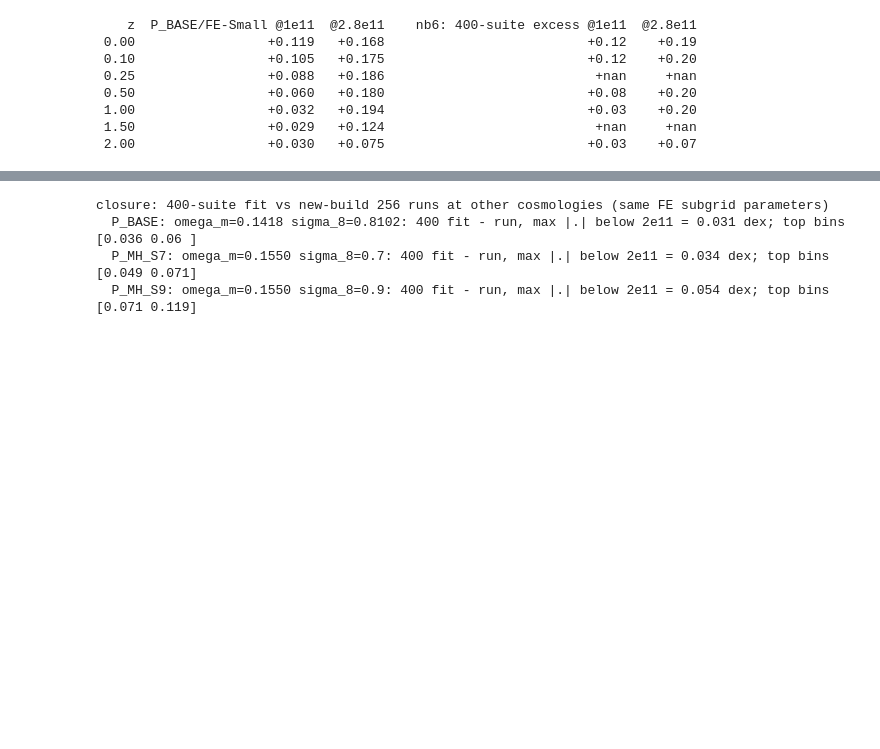
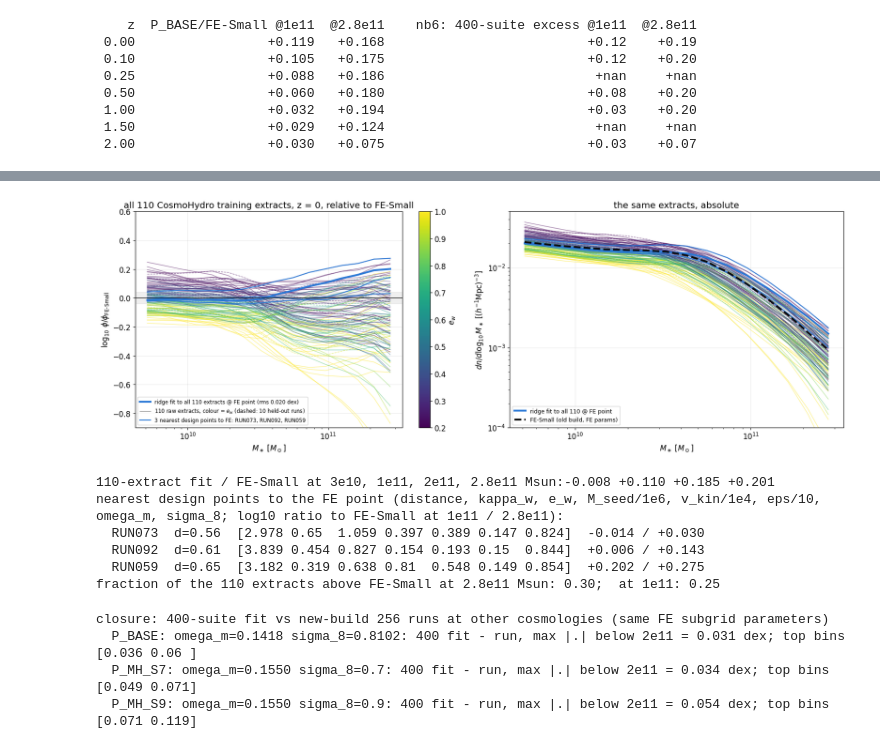
Before and after one commit to nesar/hydro_emu_comparisons, a Jupyter notebook: notebooks/nb7_cosmohydro_gsmf_excess_cluster.ipynb, the cells around one changed output, grey strips where cells are left out. Saved outputs shown, nothing was run; the diff lists cells and outputs as text; code cells hidden in the pictures; blank space fills up the shorter version.

Commit message:
gsmf

```diff
--- a/notebooks/nb7_cosmohydro_gsmf_excess_cluster.ipynb
+++ b/notebooks/nb7_cosmohydro_gsmf_excess_cluster.ipynb
@@ -496,3 +506,63 @@ for k, (s, z) in enumerate(STEPS.items()):
+# %%
+# ---- all 110 CosmoHydro training extracts at z = 0 (RUN000-099 = emulator training set, RUN100-109 = held out)
+# Source: the Mar-2026 HAVOCC extraction that cosmohydro_emu was trained on
+# (CosmoHydro/data/scidac-400MPC_RUNS_5SG_2COSMO_PARAM-extracts_20260323/RUNxxx/extract/GalStellarMassFunction_<step>.txt),
+# cached in this repo as ../data_sims/cosmohydro_400/gsmf_400_training_extracts_mar2026.npz (7 snapshots, 39 bins, design).
+CT = np.load('../data_sims/cosmohydro_400/gsmf_400_training_extracts_mar2026.npz')
+assert np.allclose(CT['mass'], xg)
+GT = CT['gsmf'][:, list(CT['steps']).index(624), :][:, SEL]            # (110, 16) at z = 0
+XT = CT['design_scaled']                                               # (110, 7) [kappa_w, e_w, M_seed/1e6, v_kin/1e4, eps/10, om, s8]
+fitT, rmsT = ridge_fit(XT, L10(GT))
+ref0 = L10(GFES[0])
+box_lo, box_hi = np.array([2, 0.2, 0.6, 0.1, 0.02]), np.array([4, 1, 1.2, 1.2, 1.2])
+dist = np.sqrt((((XT[:, :5] - P5) / (box_hi - box_lo))**2).sum(1) + (((XT[:, 5:] - P7[5:]) / np.array([0.035, 0.2]))**2).sum(1))
+near = np.argsort(dist)[:3]
+ew = XT[:, 1]; cmap = plt.cm.viridis; norm = plt.Normalize(0.2, 1.0)
+
+fig, axes = plt.subplots(1, 2, figsize=(17, 6))
+ax = axes[0]
+for i in range(len(GT)):
+    ax.plot(X, L10(GT[i]) - ref0, color=cmap(norm(ew[i])), lw=0.9, alpha=0.55, ls='-' if i < 100 else '--')
+for i in near:
+    ax.plot(X, L10(GT[i]) - ref0, color=COL['400'], lw=1.6, alpha=0.9)
+ax.plot(X, fitT(P7)[0] - ref0, color=COL['400'], lw=3, label=f'ridge fit to all 110 extracts @ FE point (rms {rmsT:.3f} dex)')
+if 'R' in globals():
+    ax.plot(X, R['400 suite fit @ FE (58 runs)'][0], color=COL['400'], lw=2, ls=':', label='ridge fit to the 58 Feb-2026 tarball runs @ FE')
+if 'GPB' in globals():
+    ax.plot(X, L10(GPB[0]) - ref0, color=COL['PB'], lw=3, label='P_BASE (new build, exactly FE params)')
+ax.plot([], [], color='gray', lw=0.9, label='110 raw extracts, colour = $e_w$ (dashed: 10 held-out runs)')
+ax.plot([], [], color=COL['400'], lw=1.6, label='3 nearest design points to FE: ' + ', '.join(f'RUN{i:03d}' for i in near))
+ax.axhline(0, color=COL['FES'], lw=1); ax.axhspan(-0.04, 0.04, color='gray', alpha=0.12)
+ax.set_xscale('log'); ax.set_ylim(-0.9, 0.6); ax.set_xlabel(r'$M_\ast\;[M_\odot]$'); ax.set_ylabel(r'$\log_{10}\,\phi / \phi_{\rm FE\text{-}Small}$')
+ax.set_title('all 110 CosmoHydro training extracts, z = 0, relative to FE-Small'); ax.legend(fontsize=8.5, loc='lower left')
+plt.colorbar(plt.cm.ScalarMappable(norm=norm, cmap=cmap), ax=ax, label=r'$e_w$')
+ax = axes[1]
+for i in range(len(GT)):
+    ax.plot(X, GT[i], color=cmap(norm(ew[i])), lw=0.9, alpha=0.55, ls='-' if i < 100 else '--')
+for i in near:
+    ax.plot(X, GT[i], color=COL['400'], lw=1.6, alpha=0.9)
+ax.plot(X, 10**fitT(P7)[0], color=COL['400'], lw=3, label='ridge fit to all 110 @ FE point')
+if 'GPB' in globals(): ax.plot(X, GPB[0], color=COL['PB'], lw=3, label='P_BASE')
+ax.plot(X, GFES[0], color=COL['FES'], lw=3, ls='--', label='FE-Small (old build, FE params)')
+ax.set_xscale('log'); ax.set_yscale('log'); ax.set_ylim(1e-4, 5e-2); ax.set_xlabel(r'$M_\ast\;[M_\odot]$'); ax.set_ylabel(r'$dn/d\log_{10}M_\ast\;[(h^{-1}{\rm Mpc})^{-3}]$')
+ax.set_title('the same extracts, absolute'); ax.legend(fontsize=9, loc='lower left')
+plt.tight_layout(); plt.show()
+
+v = np.interp([10.5, 11.0, 11.3, LX[-1]], LX, fitT(P7)[0] - ref0)
+print(f'{"110-extract fit / FE-Small at 3e10, 1e11, 2e11, 2.8e11 Msun:":58s}' + ' '.join(f'{x:+.3f}' for x in v))
+print('nearest design points to the FE point (distance, kappa_w, e_w, M_seed/1e6, v_kin/1e4, eps/10, omega_m, sigma_8; log10 ratio to FE-Small at 1e11 / 2.8e11):')
+for i in near:
+    r = L10(GT[i]) - ref0
+    print(f'  RUN{i:03d}  d={dist[i]:.2f}  {np.round(XT[i], 3)}  {r[i11]:+.3f} / {r[-1]:+.3f}')
+print(f'fraction of the 110 extracts above FE-Small at 2.8e11 Msun: {(L10(GT[:, -1]) > ref0[-1]).mean():.2f};  at 1e11: {(L10(GT[:, i11]) > ref0[i11]).mean():.2f}')
+# %% [output]
+[figure, added]
+110-extract fit / FE-Small at 3e10, 1e11, 2e11, 2.8e11 Msun:-0.008 +0.110 +0.185 +0.201
+nearest design points to the FE point (distance, kappa_w, e_w, M_seed/1e6, v_kin/1e4, eps/10, omega_m, sigma_8; log10 ratio to FE-Small at 1e11 / 2.8e11):
+  RUN073  d=0.56  [2.978 0.65  1.059 0.397 0.389 0.147 0.824]  -0.014 / +0.030
+  RUN092  d=0.61  [3.839 0.454 0.827 0.154 0.193 0.15  0.844]  +0.006 / +0.143
+  RUN059  d=0.65  [3.182 0.319 0.638 0.81  0.548 0.149 0.854]  +0.202 / +0.275
+fraction of the 110 extracts above FE-Small at 2.8e11 Msun: 0.30;  at 1e11: 0.25
 # %%
 # CSFR and HMF at identical parameters; closure at other cosmologies with the same new build
 cs_pb = np.loadtxt(f'{PB}/analysis_pipeline/extract/CSFR.txt'); cs_fe = np.loadtxt(f'{FES_EXT}/CSFR.txt')
```
Also changed, not shown: parts of 1 cell of this notebook, 3 other files.
